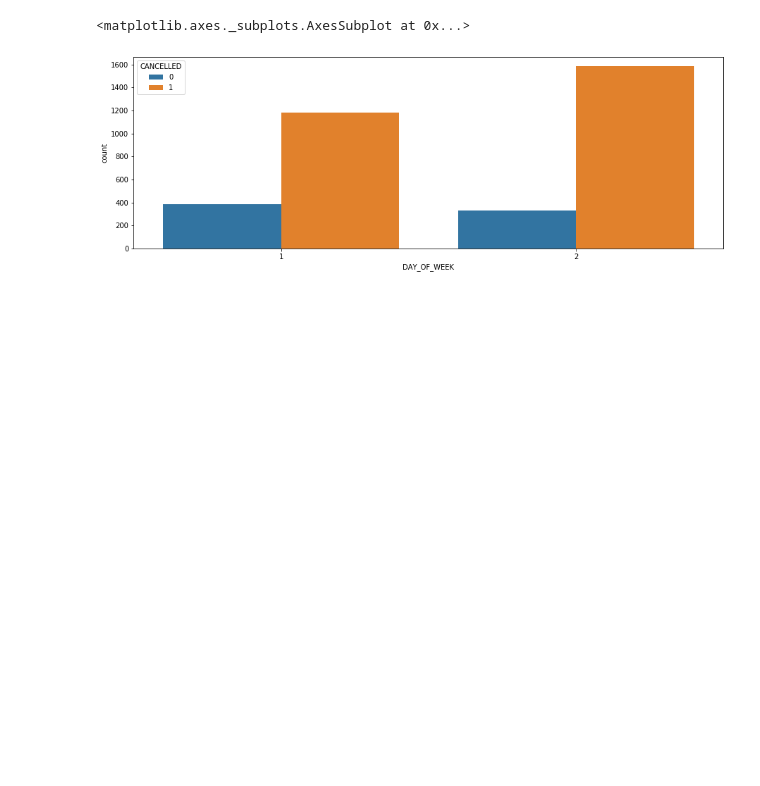
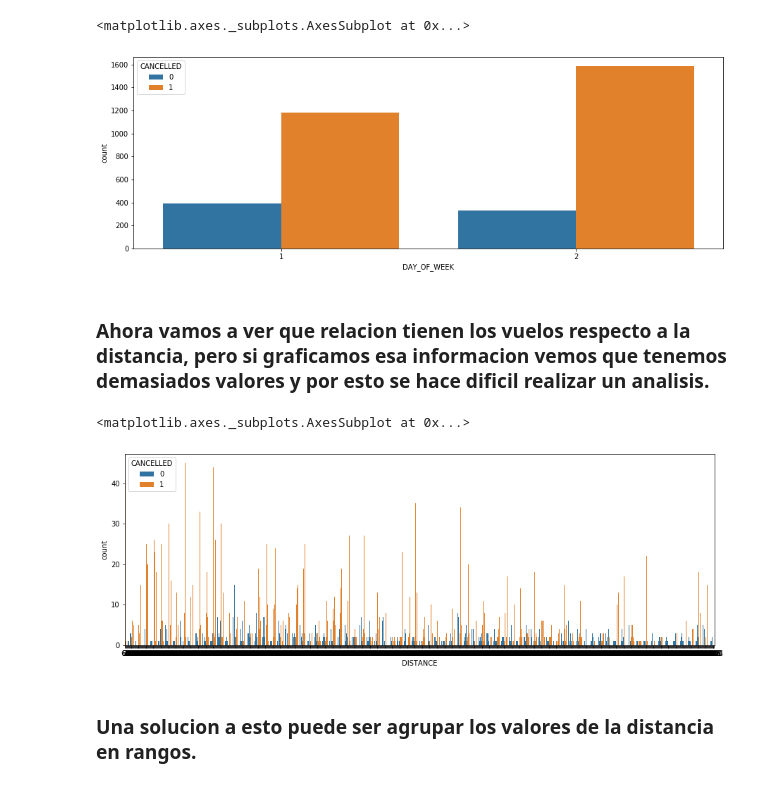
Before and after one commit to AlbertoCasadoPeguero/Flights, a Jupyter notebook: Flights.ipynb, the cells around one changed output. Cells and saved outputs as stored; diff of their text form; code cells hidden in the pictures; blank space fills up the shorter version.

```diff
--- a/Flights.ipynb
+++ b/Flights.ipynb
@@ -201,3 +205,13 @@ sns.countplot('DAY_OF_WEEK', hue = 'CANCELLED', data = dias_)
 # %% [output]
 <matplotlib.axes._subplots.AxesSubplot at 0x...>
 [figure]
+# %% [markdown]
+### Ahora vamos a ver que relacion tienen los vuelos respecto a la distancia, pero si graficamos esa informacion vemos que tenemos demasiados valores y por esto se hace dificil realizar un analisis.
+# %%
+plt.figure(figsize = (15, 5))
+sns.countplot('DISTANCE', hue = 'CANCELLED', data = dias)
+# %% [output]
+<matplotlib.axes._subplots.AxesSubplot at 0x...>
+[figure, added]
+# %% [markdown]
+### Una solucion a esto puede ser agrupar los valores de la distancia en rangos.
```
Also changed, not shown: parts of 27 cells of this notebook.
